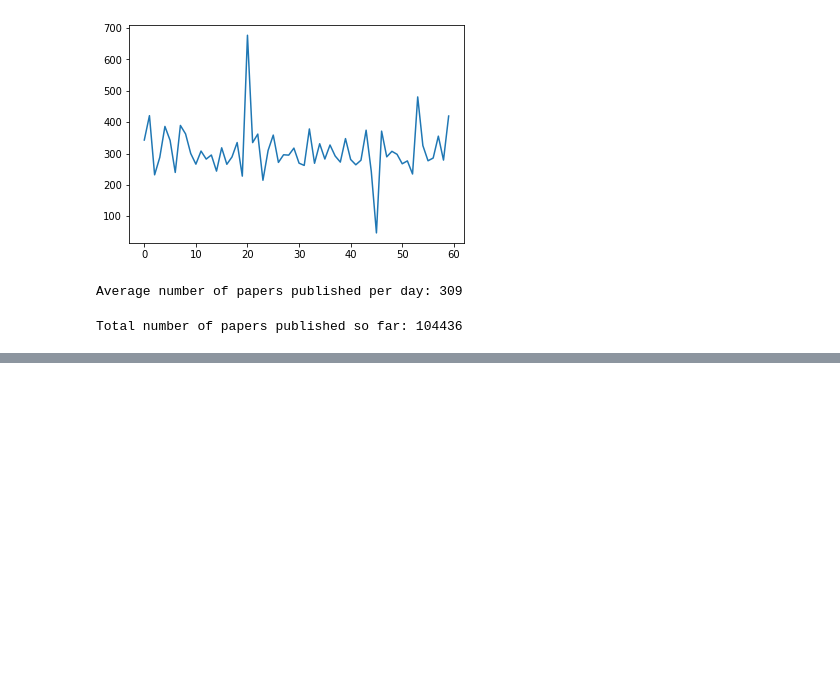
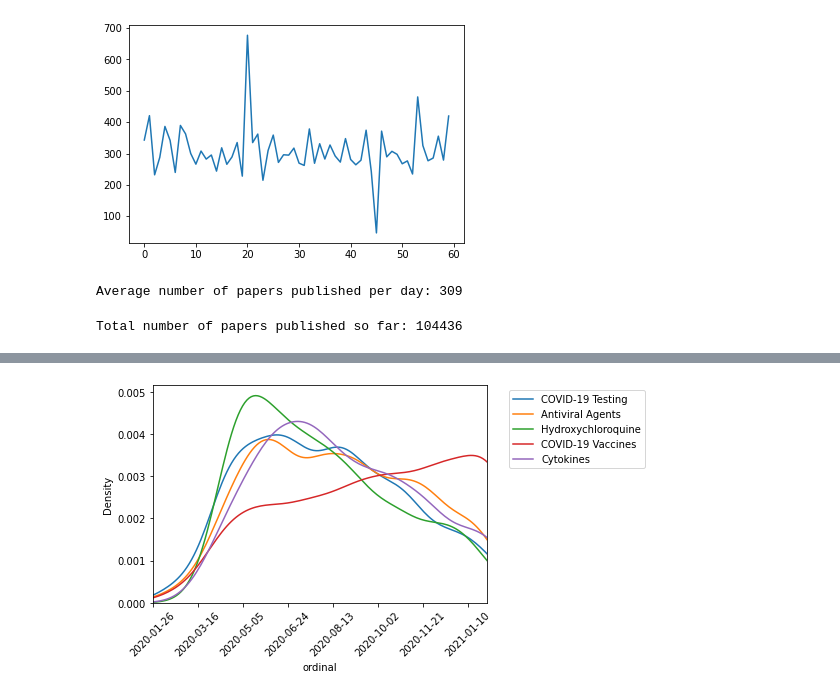
Before and after one commit to gyorilab/covid-19, a Jupyter notebook: notebooks/PubMed COVID-19 timeline.ipynb, the cells around one changed output, grey strips where cells are left out. Cells and saved outputs as stored; diff of their text form; code cells hidden in the pictures; blank space fills up the shorter version.

```diff
--- a/notebooks/PubMed COVID-19 timeline.ipynb
+++ b/notebooks/PubMed COVID-19 timeline.ipynb
@@ -73,0 +124,14 @@ with open('pubmed_covid19.csv', 'w') as fh:
+# %%
+import datetime
+mesh_annot_dates = defaultdict(list)
+for md in with_annots.values():
+    date = datetime.datetime(year=md['publication_date']['year'],
+                             month=md['publication_date']['month'],
+                             day=md['publication_date']['day'])
+    for ma in md['mesh_annotations']:
+        mesh_annot_dates[ma['text']].append(date)
+# %%
+sorted_annots = sorted(mesh_annot_dates.items(), key=lambda x: len(x[1]), reverse=True)
+# %%
+for sa, x in sorted_annots[:100]:
+    print(sa, len(x))
@@ -73,0 +156,4 @@ with open('pubmed_covid19.csv', 'w') as fh:
+# %%
+interesting = ['COVID-19 Testing',
+               'Antiviral Agents','Hydroxychloroquine',
+               'COVID-19 Vaccines', 'Cytokines']
@@ -73,0 +164,13 @@ with open('pubmed_covid19.csv', 'w') as fh:
+# %%
+for factor in interesting:
+    df = pandas.DataFrame(mesh_annot_dates[factor], columns=['dates'])
+    df = df[df.dates > datetime.datetime(2020,1,1)]
+    df['ordinal'] = [x.toordinal() for x in df.dates]
+    ax = sb.distplot(df.ordinal, hist=False, label=factor)
+    plt.xlim(datetime.datetime(2020,1,26).toordinal(), datetime.datetime(2021,2,1).toordinal())
+    x_ticks = ax.get_xticks()
+    xlabels = [datetime.datetime.fromordinal(int(x)).strftime('%Y-%m-%d') for x in x_ticks]
+    ax.set_xticklabels(xlabels, rotation='45')
+    plt.legend(bbox_to_anchor=(1.05, 1.0), loc='upper left')
+# %% [output]
+[figure, added]
```
Also changed, not shown: parts of 9 cells of this notebook.
